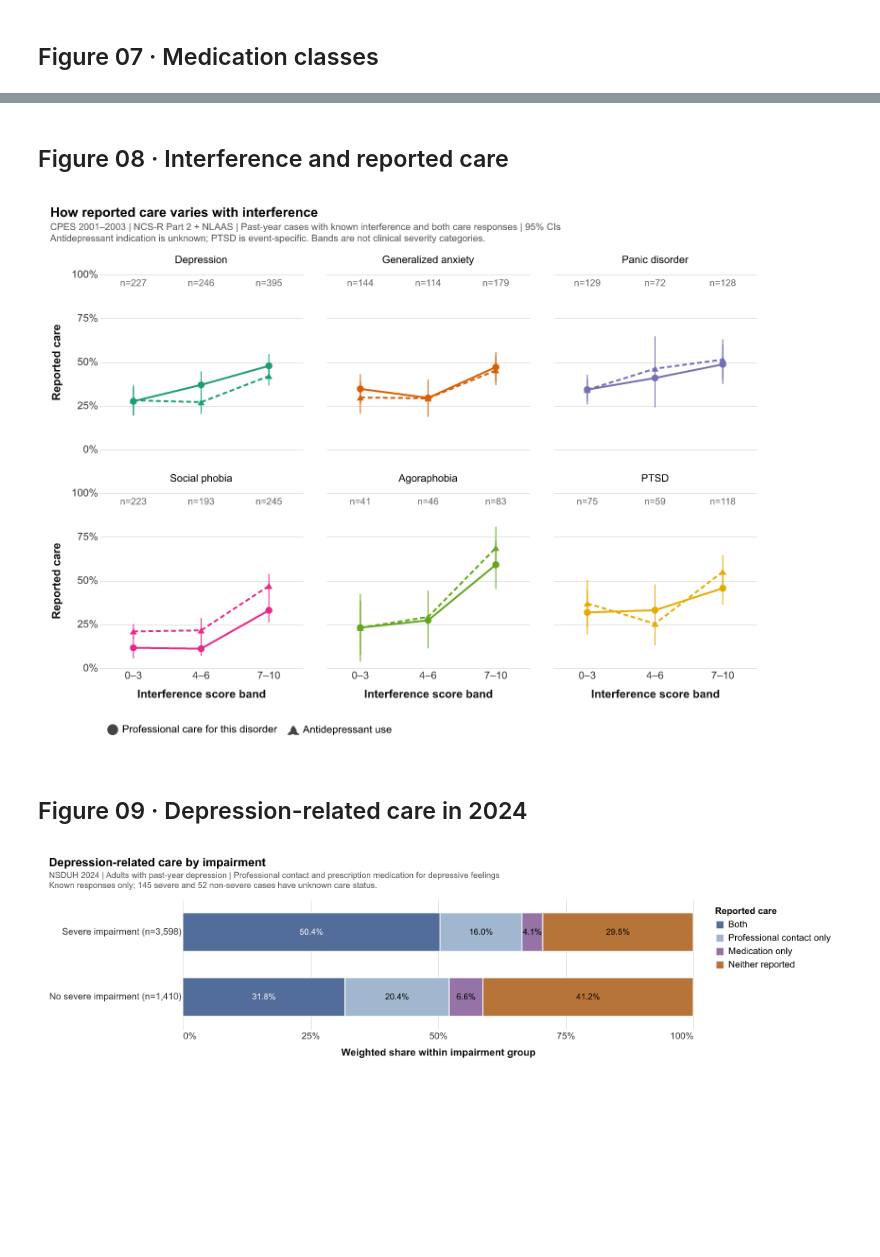
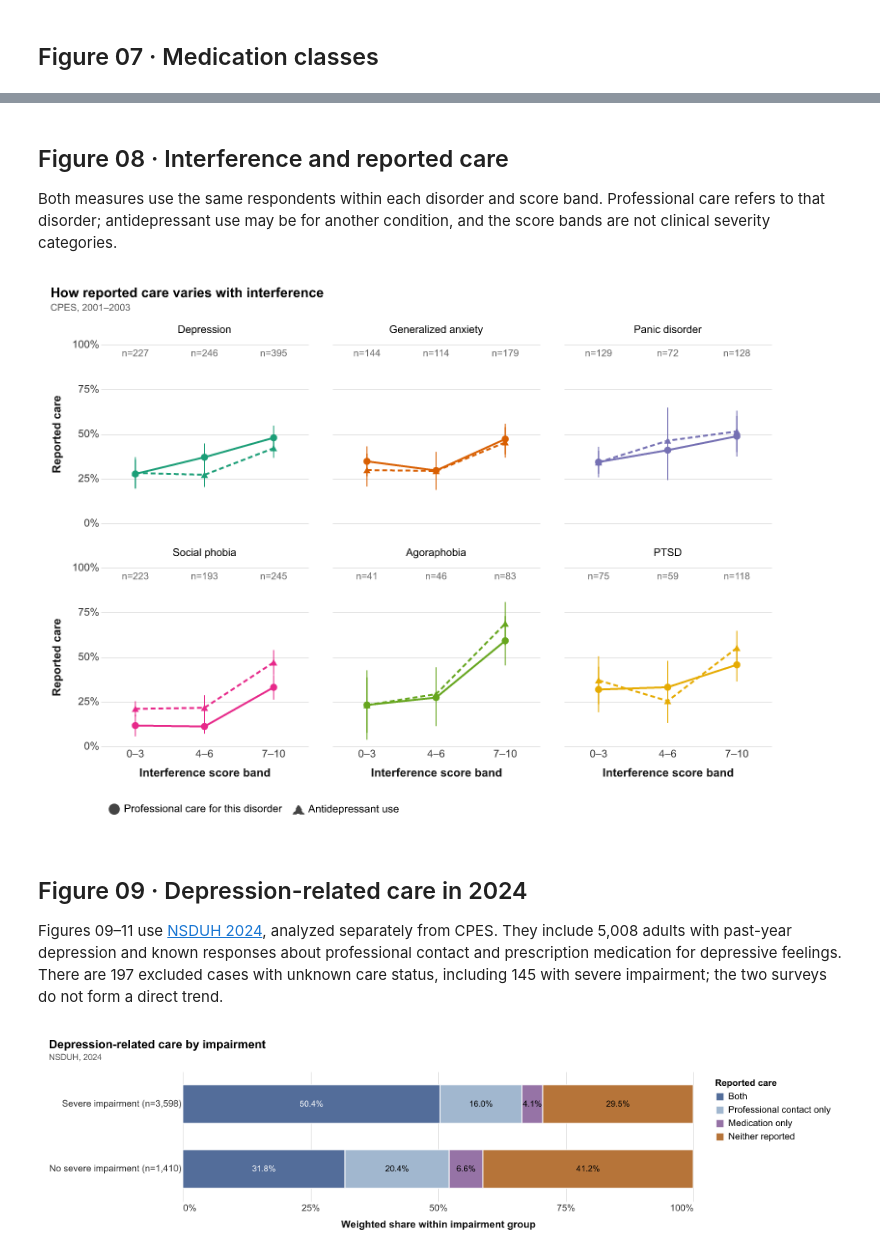
Before and after one commit to judycchen/capp30239-data-visualization_judy-chen, a Jupyter notebook: static-viz-project/milestone2_draft/static-draft.ipynb, the cells around one changed output, grey strips where cells are left out. Cells and saved outputs as stored; diff of their text form; code cells hidden in the pictures; blank space fills up the shorter version.

Commit message:
Simplify figure annotations and consolidate shared context

```diff
--- a/static-viz-project/milestone2_draft/static-draft.ipynb
+++ b/static-viz-project/milestone2_draft/static-draft.ipynb
@@ -38,8 +40,8 @@ DISORDER_SCALE = alt.Scale(domain=DISORDER_LABELS, range=list(DISORDER_COLORS.va
 NEUTRAL = "#7C8289"
 CARE_COLORS = {"Both": BLUE, "Professional contact only": "#A1B7CF",
                "Medication only": "#9673A6", "Neither reported": ORANGE}
-CPES_SOURCE = "CPES 2001–2003 | NCS-R Part 2 + NLAAS"
-NSDUH_SOURCE = "NSDUH 2024 | Adults with past-year depression"
+CPES_SOURCE = "CPES, 2001–2003"
+NSDUH_SOURCE = "NSDUH, 2024"
 
 
 def save_chart(chart, filename, title, notes):
@@ -502,5 +503,7 @@ save_chart(
 # %% [markdown]
 ## Figure 08 · Interference and reported care
+
+Both measures use the same respondents within each disorder and score band. Professional care refers to that disorder; antidepressant use may be for another condition, and the score bands are not clinical severity categories.
 # %%
 bands = [(0, 3), (4, 6), (7, 10)]
 band_order = [f"{low}–{high}" for low, high in bands]
@@ -560,13 +563,14 @@ def interference_care_chart(df):
 
 save_chart(
     interference_care_chart(interference_care), "08_interference_and_care.png", "How reported care varies with interference",
-    [CPES_SOURCE + " | Past-year cases with known interference and both care responses | 95% CIs",
-     "Antidepressant indication is unknown; PTSD is event-specific. Bands are not clinical severity categories."],
+    [CPES_SOURCE],
 )
 # %% [output]
-[figure, old version]
+[figure, new version]
 # %% [markdown]
 ## Figure 09 · Depression-related care in 2024
+
+Figures 09–11 use [NSDUH 2024](https://www.samhsa.gov/data/data-we-collect/nsduh-national-survey-drug-use-and-health/datafiles/2024), analyzed separately from CPES. They include 5,008 adults with past-year depression and known responses about professional contact and prescription medication for depressive feelings. There are 197 excluded cases with unknown care status, including 145 with severe impairment; the two surveys do not form a direct trend.
 # %%
 statuses = list(CARE_COLORS)
 
@@ -579,35 +583,34 @@ for group_code, group_label in [(1, "Severe impairment (n=3,598)"), (0, "No seve
         share = float(totals[status] / totals.sum())
         care_stack_rows.append({"impairment": group_label, "care": status, "weight": float(totals[status]),
                                 "share": share, "middle": cumulative + share / 2, "order": order})
         cumulative += share
 care_stack_df = pd.DataFrame(care_stack_rows)
 assert np.allclose(care_stack_df.groupby("impairment")["share"].sum(), 1)
 
 
 def care_combinations_chart(df):
     base = alt.Chart(df).encode(
         y=alt.Y("impairment:N", sort=df["impairment"].drop_duplicates().tolist(), title=None),
     )
     bars = base.mark_bar(size=46, stroke="white", strokeWidth=1).encode(
         x=alt.X("sum(weight):Q", title="Weighted share within impairment group",
                 scale=alt.Scale(domain=[0, 1], nice=False))
           .stack("normalize").axis(format="%", values=[0, .25, .5, .75, 1]),
         color=alt.Color("care:N", title="Reported care", scale=alt.Scale(domain=statuses, range=list(CARE_COLORS.values()))),
         order=alt.Order("order:Q", sort="ascending"),
     )
     labels = base.mark_text(fontSize=10).encode(
         x="middle:Q", text=alt.Text("share:Q", format=".1%"),
         color=alt.condition("datum.care === 'Both'", alt.value("white"), alt.value("black")),
     )
     return (bars + labels).properties(width=610, height=155)
 
 
 save_chart(
     care_combinations_chart(care_stack_df), "09_depression_care_combinations.png", "Depression-related care by impairment",
-    [NSDUH_SOURCE + " | Professional contact and prescription medication for depressive feelings",
-     "Known responses only; 145 severe and 52 non-severe cases have unknown care status."],
+    [NSDUH_SOURCE],
 )
 # %% [output]
-[figure, old version]
+[figure, new version]
 # %% [markdown]
 ## Figure 10 · Optional experiment: impairment, insurance, and care
```
Also changed, not shown: parts of 14 cells of this notebook, 13 other files.
